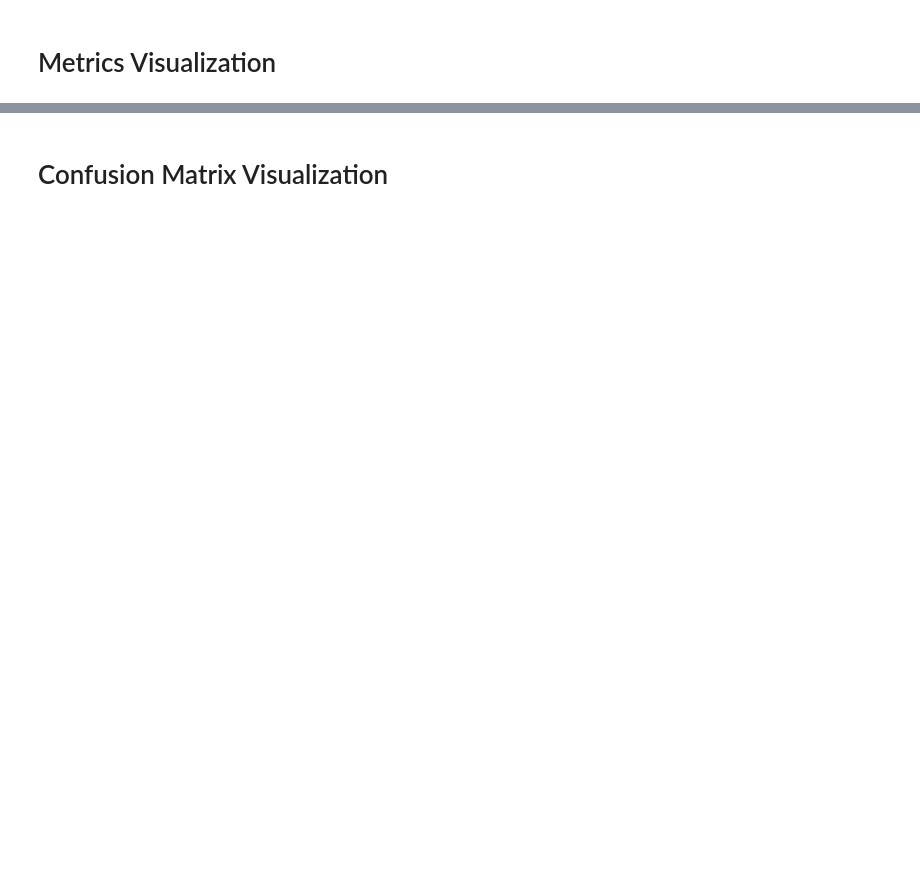
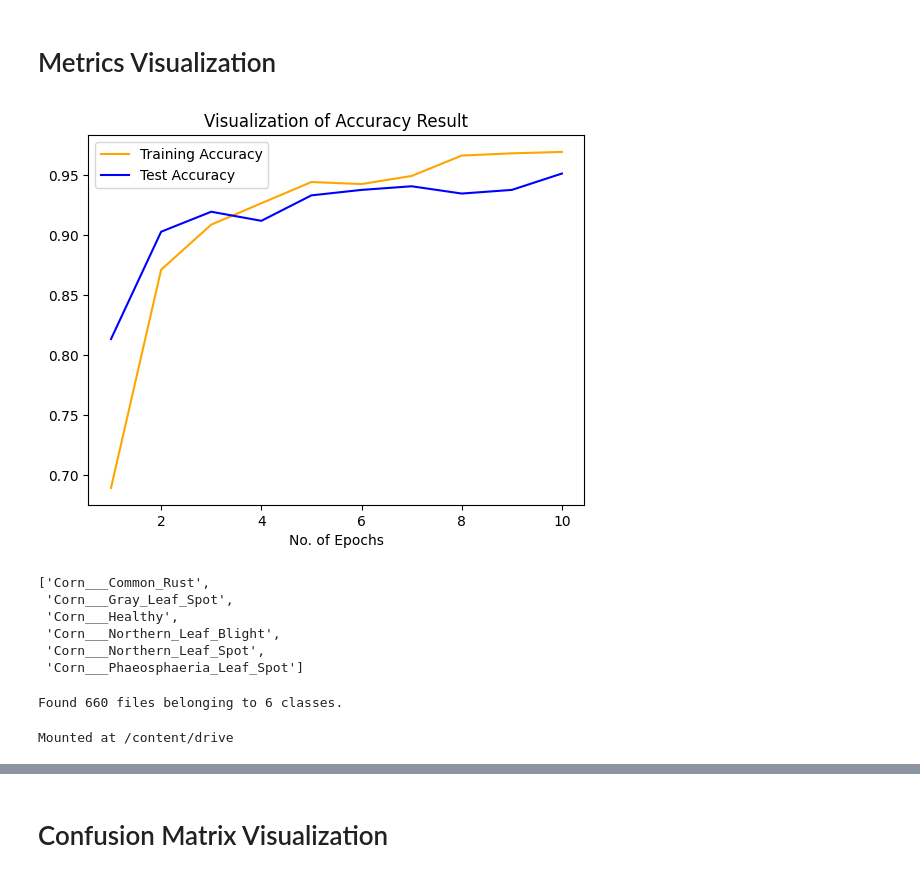
Before and after one commit to AntaresMugisho/MaizeDiseaseDetection, a Jupyter notebook: train.ipynb, the cells around one changed output, grey strips where cells are left out. Drawn from its saved outputs; the diff is of its cells as text; code cells hidden in the pictures; blank space fills up the shorter version.

```diff
--- a/train.ipynb
+++ b/train.ipynb
@@ -76,5 +112,5 @@ cnn.add(tf.keras.layers.Dropout(0.25))
 # %%
 cnn.add(tf.keras.layers.Flatten())
 # %%
-cnn.add(tf.keras.layers.Dense(units=1500,activation='relu'))
+cnn.add(tf.keras.layers.Dense(units=1024,activation='relu'))
 # %%
@@ -82,10 +119,10 @@ cnn.add(tf.keras.layers.Dropout(0.4)) #To avoid overfitting
 # %%
 # Output Layer
-cnn.add(tf.keras.layers.Dense(units=38,activation='softmax'))
+cnn.add(tf.keras.layers.Dense(units=6,activation='softmax'))
 # %% [markdown]
 # Compiling
 # %%
-cnn.compile(optimizer=tf.keras.optimizers.legacy.Adam(
+cnn.compile(optimizer=tf.keras.optimizers.Adam(
     learning_rate=0.0001),loss='categorical_crossentropy',metrics=['accuracy'])
 # %%
 cnn.summary()
@@ -92,2 +153,2 @@ cnn.summary()
 # %%
-training_history = cnn.fit(x=training_set,validation_data=validation_set,epochs=10)
+training_history = cnn.fit(x=training_set,validation_data=test_set,epochs=10)
@@ -116,9 +224,11 @@ print(training_history.history.keys())
 # Metrics Visualization
 # %%
 epochs = [i for i in range(1,11)]
-plt.plot(epochs,training_history.history['accuracy'],color='red',label='Training Accuracy')
-plt.plot(epochs,training_history.history['val_accuracy'],color='blue',label='Validation Accuracy')
+plt.plot(epochs,training_history.history['accuracy'],color='orange',label='Training Accuracy')
+plt.plot(epochs,training_history.history['val_accuracy'],color='blue',label='Test Accuracy')
 plt.xlabel('No. of Epochs')
 plt.title('Visualization of Accuracy Result')
 plt.legend()
 plt.show()
+# %% [output]
+[figure, added]
@@ -127,13 +235,23 @@ class_name = validation_set.class_names
+# %%
+class_names = test_set.class_names
+class_names
+# %% [output]
+['Corn___Common_Rust',
+ 'Corn___Gray_Leaf_Spot',
+ 'Corn___Healthy',
+ 'Corn___Northern_Leaf_Blight',
+ 'Corn___Northern_Leaf_Spot',
+ 'Corn___Phaeosphaeria_Leaf_Spot']
 # %%
-test_set = tf.keras.utils.image_dataset_from_directory(
-    'valid',
+valid_set = tf.keras.utils.image_dataset_from_directory(
+    'test',
     labels="inferred",
     label_mode="categorical",
     class_names=None,
     color_mode="rgb",
     batch_size=1,
     image_size=(128, 128),
-    shuffle=False,
+    shuffle=True,
     seed=None,
     validation_split=None,
     subset=None,
@@ -141,3 +259,10 @@ test_set = tf.keras.utils.image_dataset_from_directory(
     follow_links=False,
     crop_to_aspect_ratio=False
 )
+# %% [output]
+Found 660 files belonging to 6 classes.
+# %%
+from google.colab import drive
+drive.mount('/content/drive')
+# %% [output]
+Mounted at /content/drive
```
Also changed, not shown: parts of 31 cells of this notebook, 5 other files.
